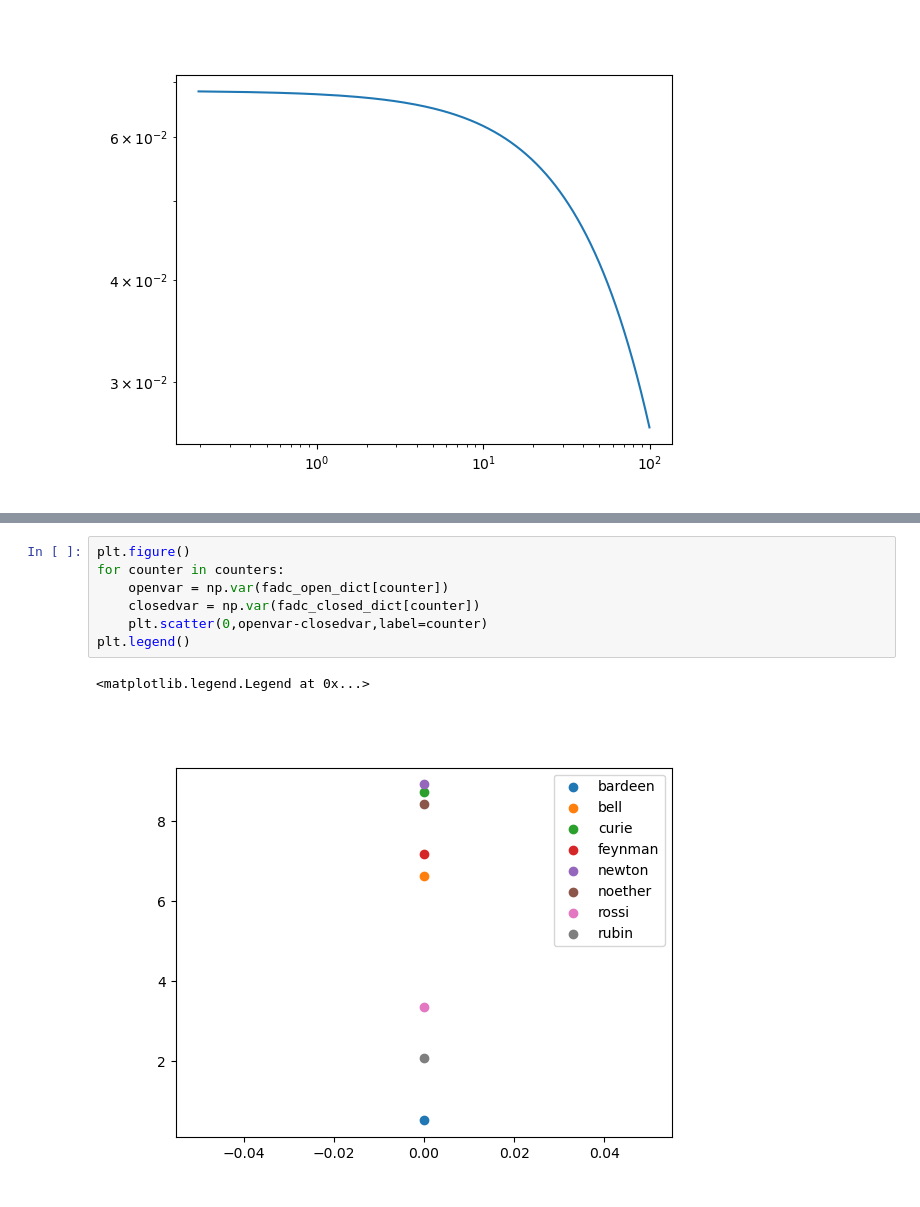
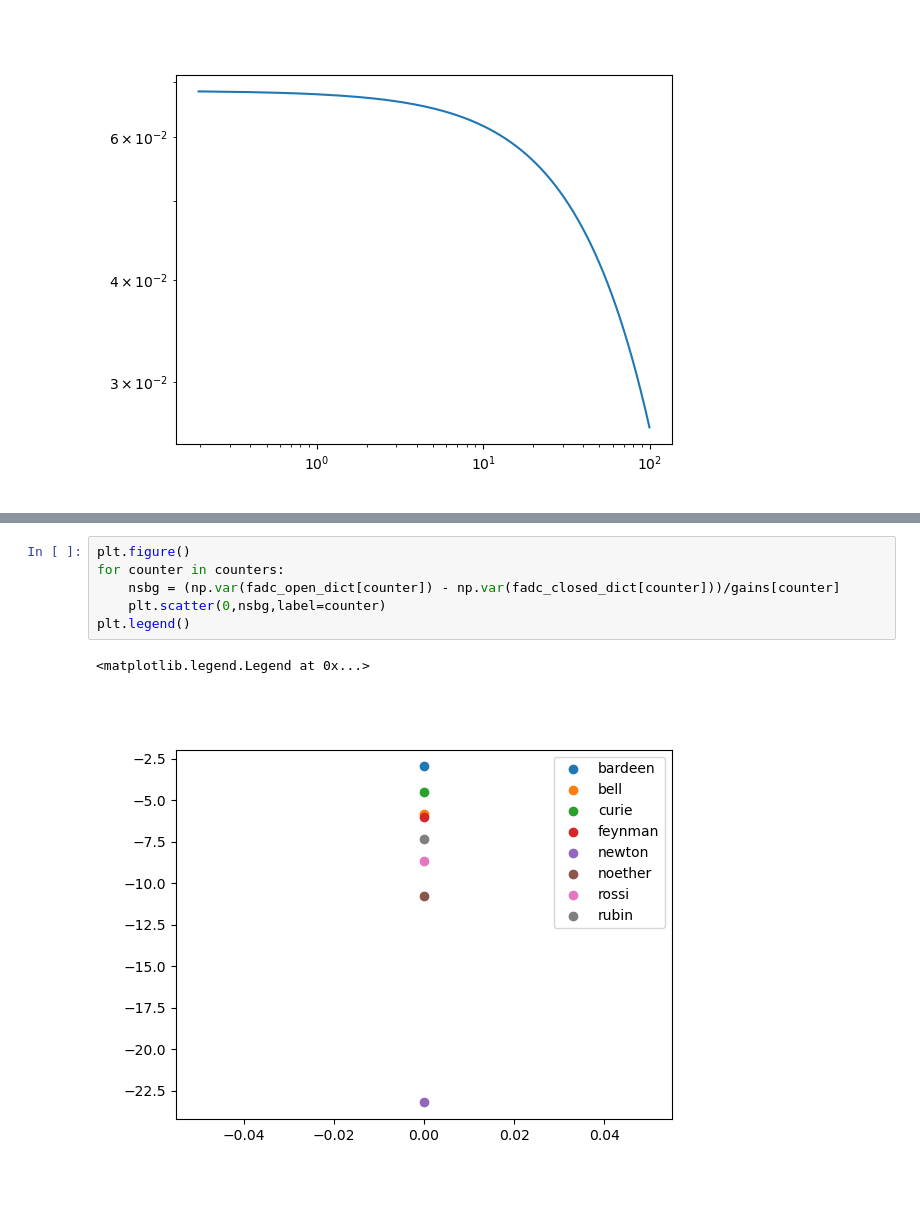
Before and after one commit to ikepc1/NIZ, a Jupyter notebook: noisegain.ipynb, the cells around one changed output, grey strips where cells are left out. Saved outputs shown, nothing was run; the diff lists cells and outputs as text.

```diff
--- a/noisegain.ipynb
+++ b/noisegain.ipynb
@@ -110,10 +111,9 @@ np.var(fadc_closed_dict['newton'])
-# %%
-plt.figure()
-for counter in counters:
-    openvar = np.var(fadc_open_dict[counter])
-    closedvar = np.var(fadc_closed_dict[counter])
-    plt.scatter(0,openvar-closedvar,label=counter)
-plt.legend()
-# %% [output]
-<matplotlib.legend.Legend at 0x...>
-[figure, removed]
+# %%
+plt.figure()
+for counter in counters:
+    nsbg = (np.var(fadc_open_dict[counter]) - np.var(fadc_closed_dict[counter]))/gains[counter]
+    plt.scatter(0,nsbg,label=counter)
+plt.legend()
+# %% [output]
+<matplotlib.legend.Legend at 0x...>
+[figure, added]
```
Also changed, not shown: parts of 17 cells of this notebook, 5 other files.
